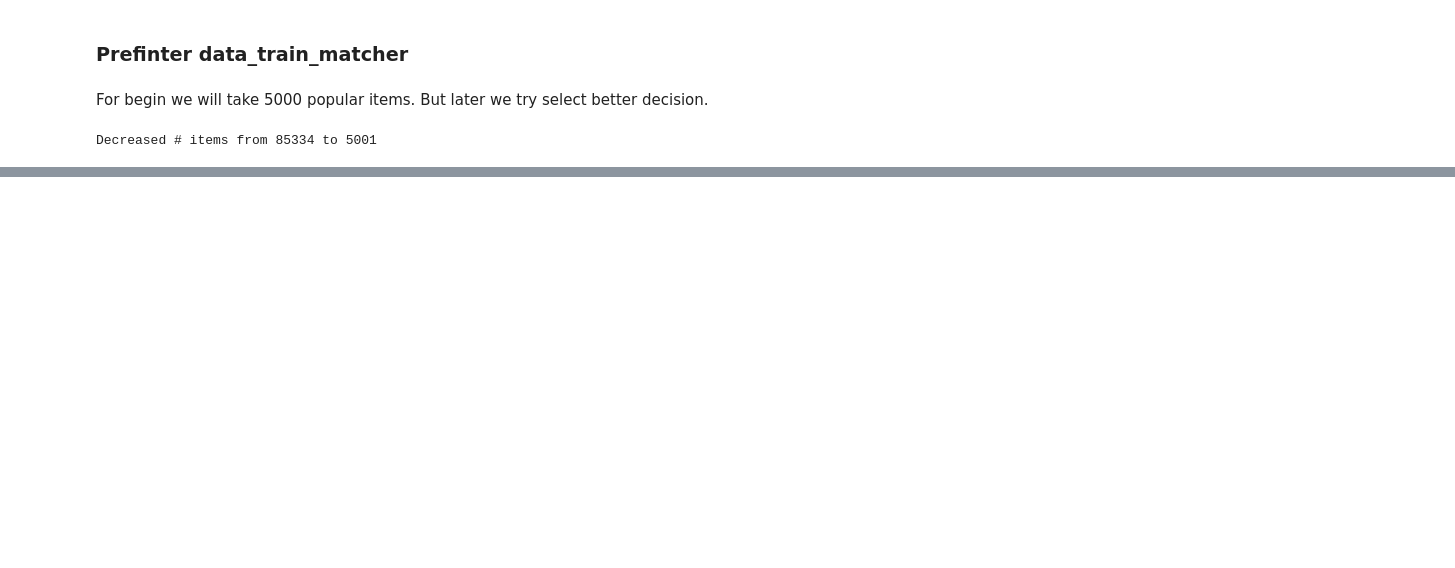
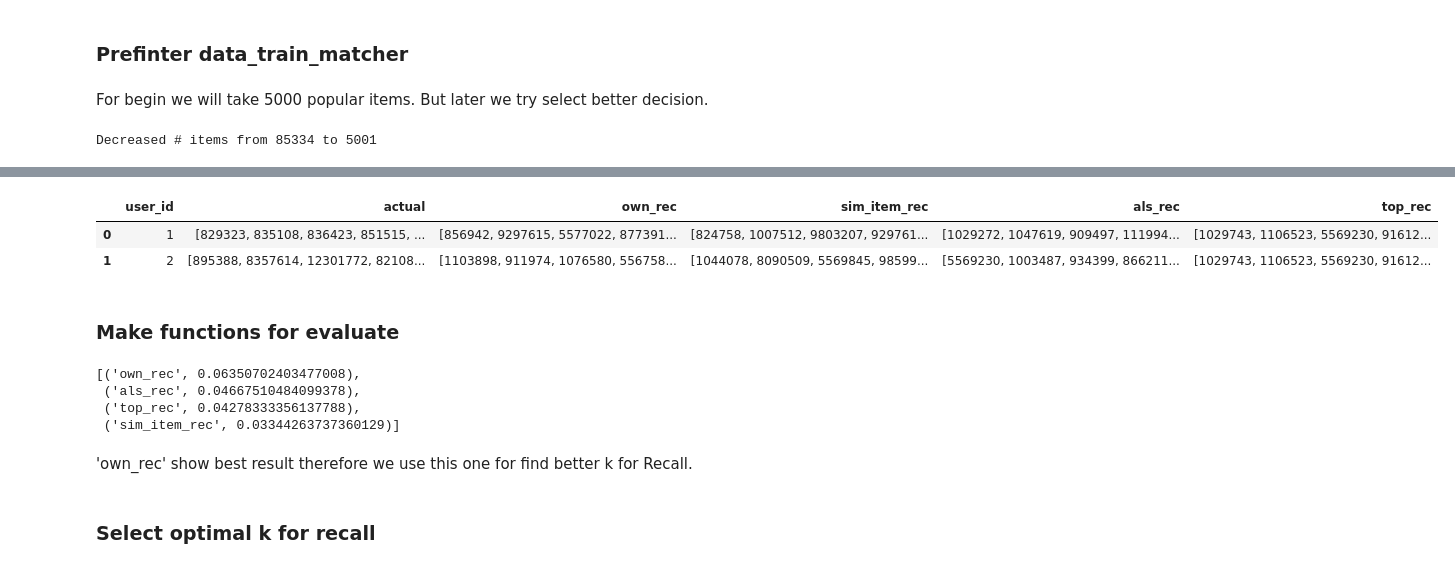
Before and after one commit to hildar/RecSys-Retail, a Jupyter notebook: train.ipynb, the cells around one changed output, grey strips where cells are left out. Saved outputs shown, nothing was run; the diff lists cells and outputs as text; code cells hidden in the pictures; blank space fills up the shorter version.

```diff
--- a/train.ipynb
+++ b/train.ipynb
@@ -223,0 +252,2 @@ Decreased # items from 85334 to 5001
+# %%
+recommender = MainRecommender(data_train_matcher)
@@ -223,0 +258,4 @@ Decreased # items from 85334 to 5001
+# %%
+result_eval_matcher = data_val_matcher.groupby('user_id')['item_id'].unique().reset_index()
+result_eval_matcher.columns=['user_id', 'actual']
+result_eval_matcher.head(2)
@@ -223,0 +266,3 @@ Decreased # items from 85334 to 5001
+# %%
+# N = Number recommendations
+N_PREDICT = 50
@@ -223,0 +271,14 @@ Decreased # items from 85334 to 5001
+# %%
+%%time
+
+result_eval_matcher['own_rec'] = result_eval_matcher['user_id'].\
+                                    apply(lambda x: recommender.get_own_recommendations(x, N=N_PREDICT))
+
+result_eval_matcher['sim_item_rec'] = result_eval_matcher['user_id'].\
+                                    apply(lambda x: recommender.get_similar_items_recommendation(x, N=N_PREDICT))
+
+result_eval_matcher['als_rec'] = result_eval_matcher['user_id'].\
+                                    apply(lambda x: recommender.get_als_recommendations(x, N=N_PREDICT))
+
+result_eval_matcher['top_rec'] = result_eval_matcher['user_id'].\
+                                    apply(lambda x: recommender.overall_top_purchases[:N_PREDICT])
@@ -223,0 +288,8 @@ Decreased # items from 85334 to 5001
+# %%
+result_eval_matcher.head(2)
+# %% [output]
+|  | user_id | actual | own_rec | sim_item_rec | als_rec | top_rec |
+| 0 | 1 | [829323, 835108, 836423, 851515, ... | [856942, 9297615, 5577022, 877391... | [824758, 1007512, 9803207, 929761... | [1029272, 1047619, 909497, 111994... | [1029743, 1106523, 5569230, 91612... |
+| 1 | 2 | [895388, 8357614, 12301772, 82108... | [1103898, 911974, 1076580, 556758... | [1044078, 8090509, 5569845, 98599... | [5569230, 1003487, 934399, 866211... | [1029743, 1106523, 5569230, 91612... |
+# %% [markdown]
+### Make functions for evaluate
@@ -223,0 +307,11 @@ Decreased # items from 85334 to 5001
+# %%
+sorted(calc_recall(result_eval_matcher, TOPK_RECALL), key=lambda x: x[1], reverse=True)
+# %% [output]
+[('own_rec', 0.06350702403477008),
+ ('als_rec', 0.04667510484099378),
+ ('top_rec', 0.04278333356137788),
+ ('sim_item_rec', 0.03344263737360129)]
+# %% [markdown]
+'own_rec' show best result therefore we use this one for find better k for Recall.
+# %% [markdown]
+### Select optimal k for recall
```
Also changed, not shown: parts of 24 cells of this notebook.
